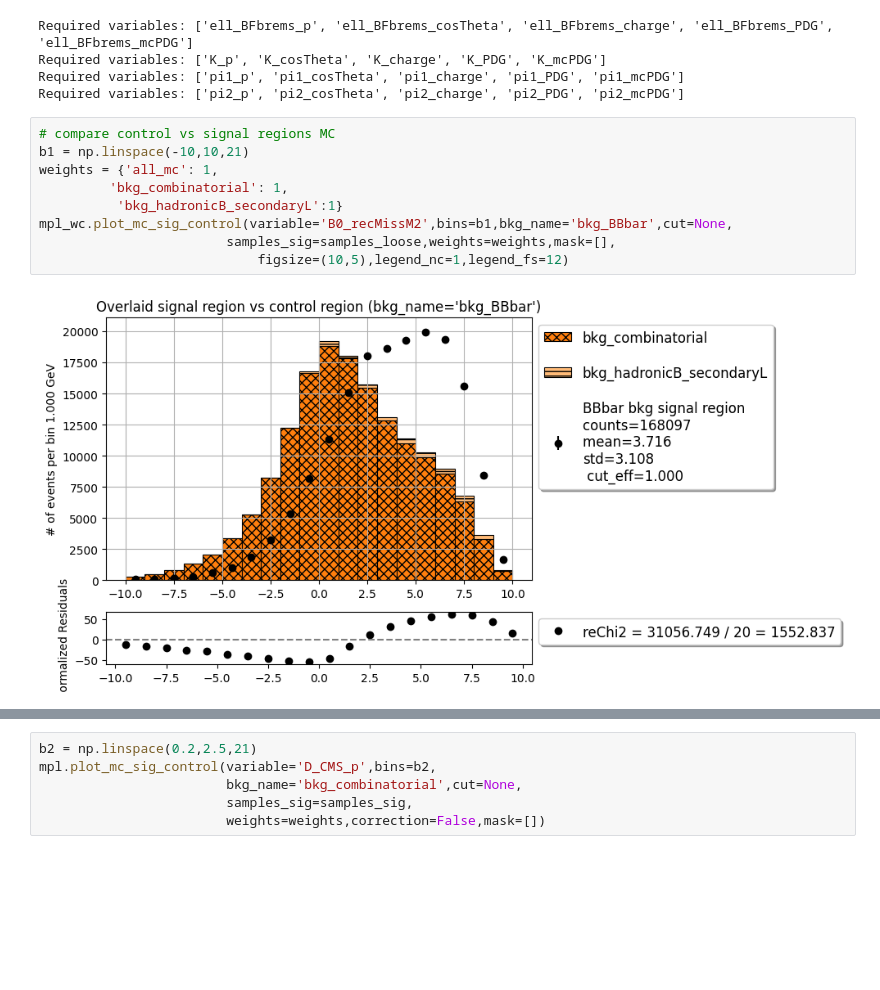
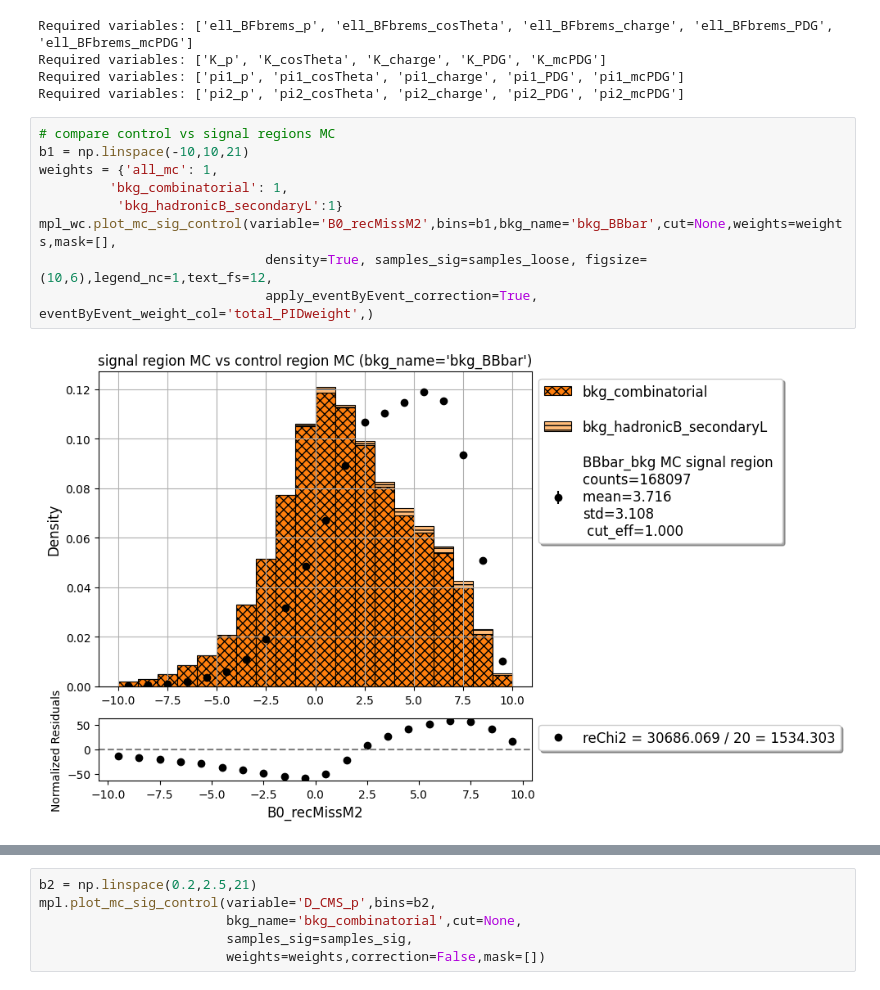
Before and after one commit to zjkjsd/inclusive_R_D, a Jupyter notebook: Notebooks/Plotting/4_Plot_WC_e_run1.ipynb, the cells around one changed output, grey strips where cells are left out. Cells and saved outputs as stored; diff of their text form; blank space fills up the shorter version.

Commit message:
minor update for plotting functions

```diff
--- a/Notebooks/Plotting/4_Plot_WC_e_run1.ipynb
+++ b/Notebooks/Plotting/4_Plot_WC_e_run1.ipynb
@@ -471,14 +471,14 @@ Required variables: ['pi2_p', 'pi2_cosTheta', 'pi2_charge', 'pi2_PDG', 'pi2_mcPD
 # %%
 # compare control vs signal regions MC
 b1 = np.linspace(-10,10,21)
 weights = {'all_mc': 1,
          'bkg_combinatorial': 1,
           'bkg_hadronicB_secondaryL':1}
-mpl_wc.plot_mc_sig_control(variable='B0_recMissM2',bins=b1,bkg_name='bkg_BBbar',cut=None,
-                        samples_sig=samples_loose,weights=weights,mask=[],
-                            figsize=(10,5),legend_nc=1,legend_fs=12)
+mpl_wc.plot_mc_sig_control(variable='B0_recMissM2',bins=b1,bkg_name='bkg_BBbar',cut=None,weights=weights,mask=[],
+                             density=True, samples_sig=samples_loose, figsize=(10,6),legend_nc=1,text_fs=12,
+                             apply_eventByEvent_correction=True, eventByEvent_weight_col='total_PIDweight',)
 # %% [output]
-[figure, old version]
+[figure, new version]
 # %%
 # compare control vs signal regions MC
 b1 = np.linspace(0.2,4,31)
```
Also changed, not shown: parts of 3 cells of this notebook, 1 other file.
